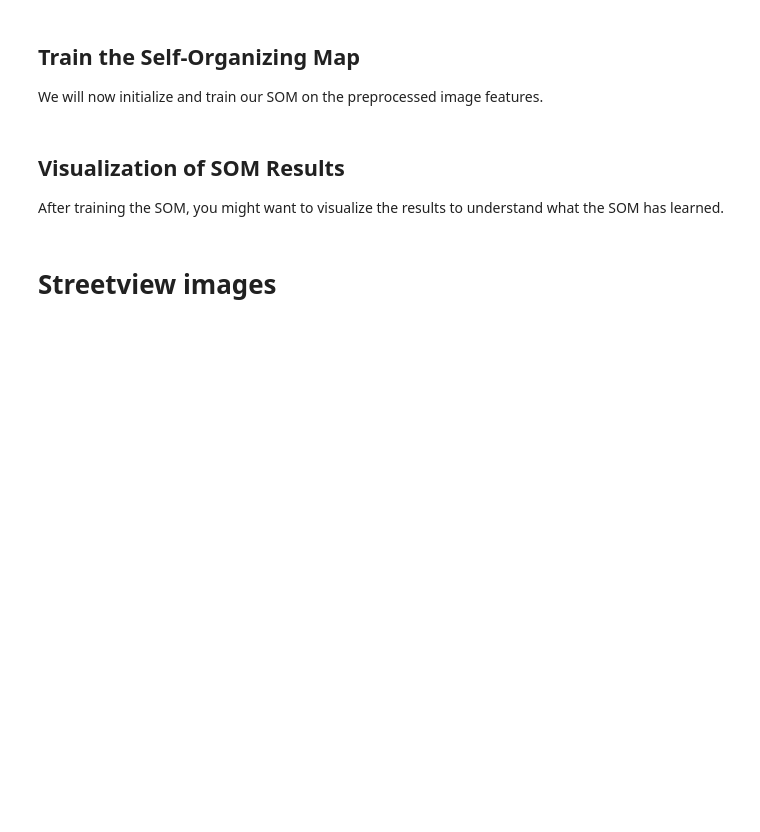
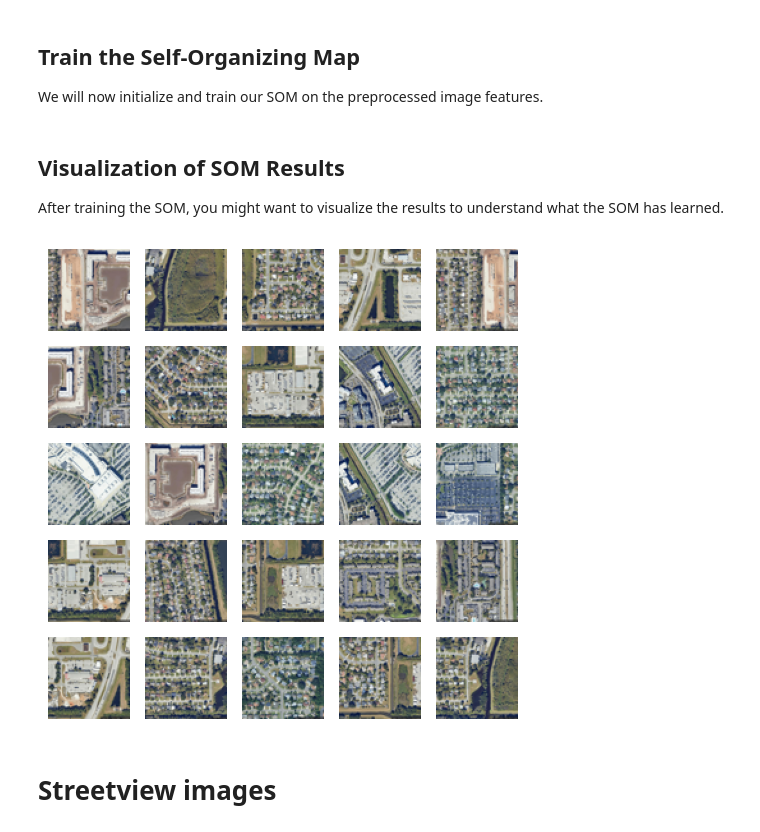
Before and after one commit to sakarla/Machine-Learning-for-Architecs, a Jupyter notebook: week 5_Data Visualization/Code/Week5_Self_Organizing_Maps_(SOM).ipynb, the cells around one changed output. Saved outputs shown, nothing was run; the diff lists cells and outputs as text; code cells hidden in the pictures; blank space fills up the shorter version.

```diff
--- a/week 5_Data Visualization/Code/Week5_Self_Organizing_Maps_(SOM).ipynb
+++ b/week 5_Data Visualization/Code/Week5_Self_Organizing_Maps_(SOM).ipynb
@@ -49,26 +71,24 @@ def load_and_preprocess_image(path, size=(256, 256)):
 # Assuming your images are in a folder called 'downloaded_images'
 image_paths = glob.glob('/content/drive/MyDrive/Colab Notebooks/myproject/satellite_images/*.jpg')
 ###########################################################################################
-data = np.array([load_and_preprocess_image(path) for path in image_paths])
+data_satelite = np.array([load_and_preprocess_image(path) for path in image_paths])
 # %% [markdown]
 ## Train the Self-Organizing Map
 
 We will now initialize and train our SOM on the preprocessed image features.
 # %%
-!pip install minisom
-from minisom import MiniSom
-
 # SOM initialization and training
 som_width = 5
 som_height = 5
-som = MiniSom(som_width, som_height, data.shape[1], sigma=1.0, learning_rate=0.5)
-
-# Randomly initialize weights
-som.random_weights_init(data)
-
 # Train the SOM
 num_iteration = 100
-som.train_random(data, num_iteration)  # Training with random data each time
+
+som = MiniSom(som_width, som_height, data_satelite.shape[1], sigma=1.0, learning_rate=0.5)
+# Randomly initialize weights
+som.random_weights_init(data_satelite)
+som.train_random(data_satelite, num_iteration)  # Training with random data each time
+# determine best matching units for each image
+bmu_indices = np.array([som.winner(x) for x in data_satelite])
 # %% [markdown]
 ## Visualization of SOM Results
 
@@ -91,3 +96,42 @@ plot_som_weights(som)
+# %%
+
+
+def plot_som_images(som, image_paths, bmu_indices, img_size=(64, 64)):
+    """Plot the images assigned to each BMU in the SOM grid.
+
+    Args:
+    - som: Trained MiniSom object.
+    - image_paths: List of paths to images.
+    - bmu_indices: List of Best Matching Unit (BMU) indices for each image.
+    - img_size: Size of each image (height, width).
+    """
+    som_width, som_height = som.get_weights().shape[:2]  # Get SOM dimensions
+
+    fig, axes = plt.subplots(som_width, som_height, figsize=(som_width, som_height))
+
+    for i in range(som_width):
+        for j in range(som_height):
+            # Find images that map to the BMU at (i, j)
+            image_indices = [index for index, bmu in enumerate(bmu_indices) if np.array_equal(bmu, (i, j))]
+
+            if len(image_indices) > 0:
+                # Load the first image for this BMU
+                img_index = image_indices[0]
+                img = Image.open(image_paths[img_index]).resize(img_size)
+                axes[i, j].imshow(img)
+            else:
+                # If no images map to this neuron, display an empty cell
+                axes[i, j].axis('off')
+
+            axes[i, j].axis('off')  # Hide axis
+
+    plt.tight_layout()
+    plt.show()
+
+# Assuming bmu_indices is the list of BMUs corresponding to each image
+plot_som_images(som, image_paths=image_paths, bmu_indices=bmu_indices, img_size=(64, 64))
+# %% [output]
+[figure, added]
 # %% [markdown]
 # **Streetview images**
 # %% [markdown]
```
Also changed, not shown: parts of 8 cells of this notebook.
